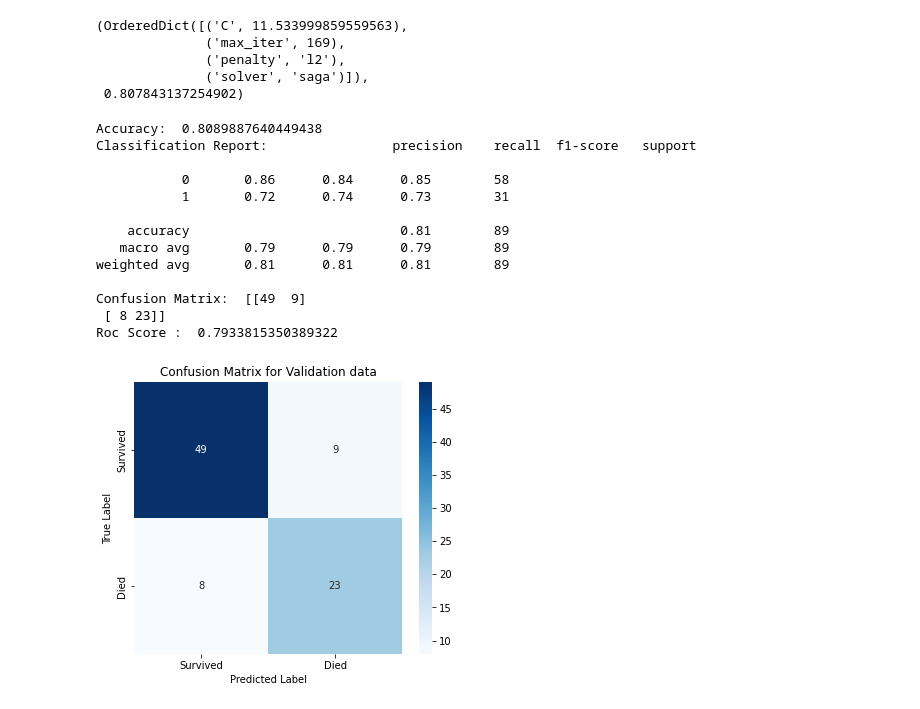
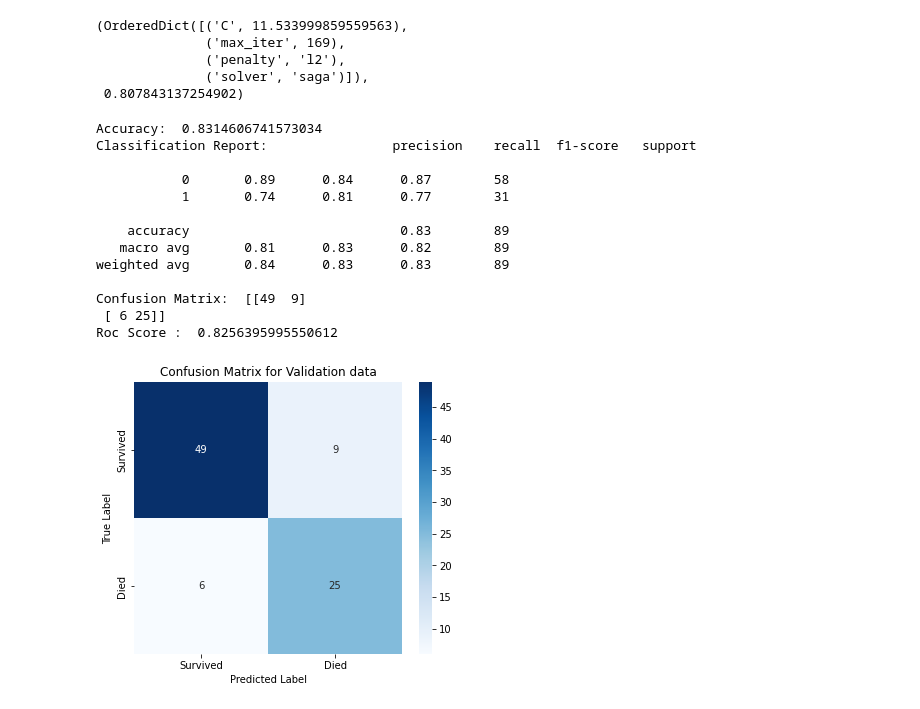
Before and after one commit to Swapnil-Trivedi/E0_270_0__ML_2025, a Jupyter notebook: assignment-01/logistic-regression.ipynb, the cells around one changed output. Cells and saved outputs as stored; diff of their text form; code cells hidden in the pictures.

Commit message:
updated logistic regression

```diff
--- a/assignment-01/logistic-regression.ipynb
+++ b/assignment-01/logistic-regression.ipynb
@@ -14,7 +14,7 @@ class LogisticRegressionClassifier:
         self.c=c
         self.penalty=penalty
         self.solver=solver
-        self.model=LogisticRegression(random_state=42,solver=self.solver,C=self.c,penalty=self.penalty,max_iter=169)
+        self.model=LogisticRegression(random_state=42,solver=self.solver,C=self.c,penalty=self.penalty,max_iter=170)
     #loads the training data from the data handler as features and targets from the cleaned training data
     def load_train_data(self):
         self.train_features,self.train_targets = self.data_handler.split_data(self.data_handler.train_data)
@@ -125,21 +125,23 @@ lr_optimized=LogisticRegressionClassifier(c=11.54,penalty="l2",solver="saga")
 lr_optimized.load_train_data()
 lr_optimized.load_validation_data()
 lr_optimized.load_test_data()
+# %%
+lr_optimized.train()
 # %%
-lr.evaluate(DataFlag="Validation")
+lr_optimized.evaluate(DataFlag="Validation")
 # %% [output]
-Accuracy:  0.8089887640449438
+Accuracy:  0.8314606741573034
 Classification Report:                precision    recall  f1-score   support
 
-           0       0.86      0.84      0.85        58
-           1       0.72      0.74      0.73        31
+           0       0.89      0.84      0.87        58
+           1       0.74      0.81      0.77        31
 
-    accuracy                           0.81        89
-   macro avg       0.79      0.79      0.79        89
-weighted avg       0.81      0.81      0.81        89
+    accuracy                           0.83        89
+   macro avg       0.81      0.83      0.82        89
+weighted avg       0.84      0.83      0.83        89
 
 Confusion Matrix:  [[49  9]
- [ 8 23]]
-Roc Score :  0.7933815350389322
+ [ 6 25]]
+Roc Score :  0.8256395995550612
-[figure, old version]
+[figure, new version]
 # %%
```
Also changed, not shown: parts of 1 cell of this notebook.
